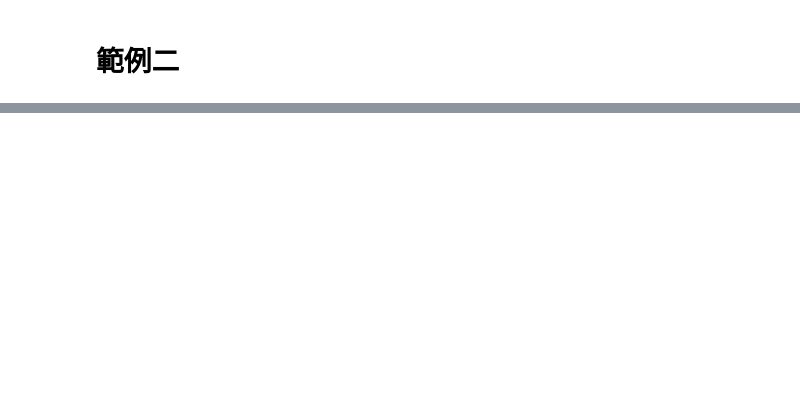
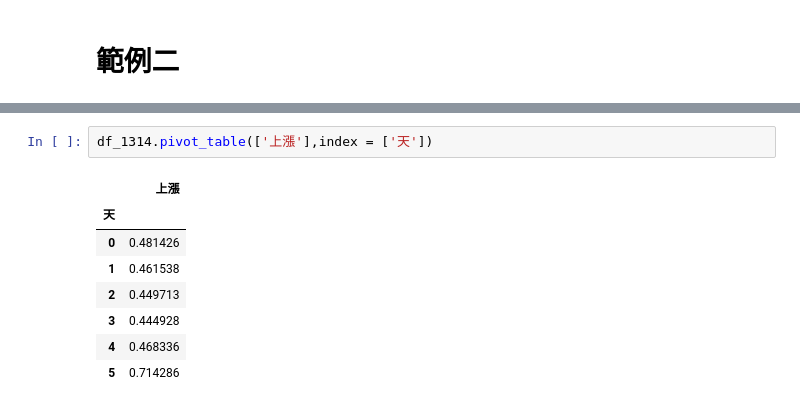
Before and after one commit to ihongChen/StockLab, a Jupyter notebook: abu_QT/pandas.ipynb, the cells around one changed output, grey strips where cells are left out. Cells and saved outputs as stored; diff of their text form; blank space fills up the shorter version.

```diff
--- a/abu_QT/pandas.ipynb
+++ b/abu_QT/pandas.ipynb
@@ -478,0 +507,11 @@ df_1314[condition].loc[:,['收盤價','cr']]
+# %%
+df_1314.pivot_table(['上漲'],index = ['天'])
+# %% [output]
+|  | 上漲 |
+| 天 |  |
+| 0 | 0.481426 |
+| 1 | 0.461538 |
+| 2 | 0.449713 |
+| 3 | 0.444928 |
+| 4 | 0.468336 |
+| 5 | 0.714286 |
```
Also changed, not shown: parts of 8 cells of this notebook, 1 other file.
